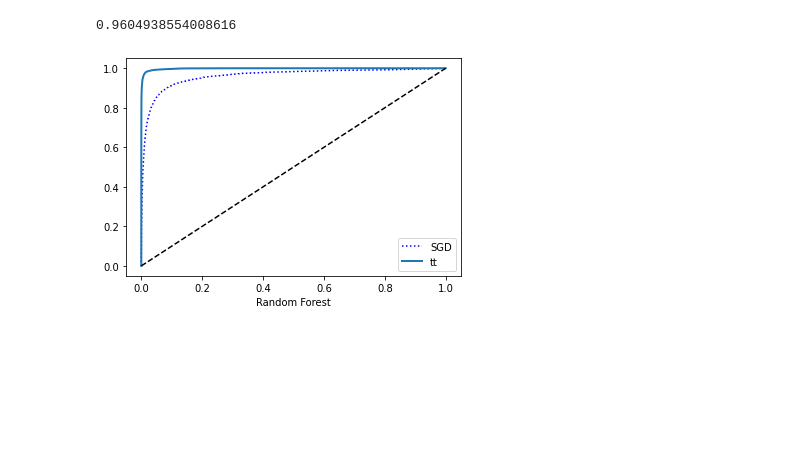
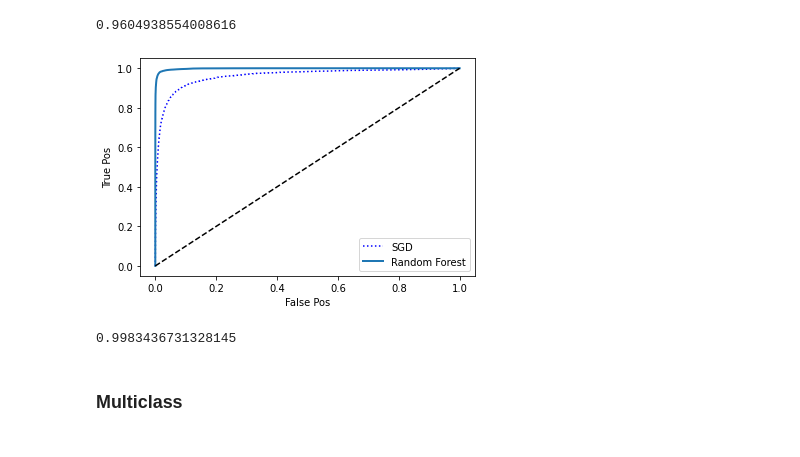
Before and after one commit to therahulmehta/MNIST_classification, a Jupyter notebook: MNIST.ipynb, the cells around one changed output. Cells and saved outputs as stored; diff of their text form; code cells hidden in the pictures; blank space fills up the shorter version.

```diff
--- a/MNIST.ipynb
+++ b/MNIST.ipynb
@@ -156,13 +158,13 @@ recall_score(y_train_5, y_train_pred_90)
 from sklearn.metrics import roc_curve
 fpr, tpr, thresholds = roc_curve(y_train_5, y_scores)
 # %%
-def plot_roc_curve(fpr, tpr, axlabel="None", aylabel="None"):
-    plt.plot(fpr, tpr, linewidth=2, label="")
+def plot_roc_curve(fpr, tpr, axlabel, aylabel, itemlabel):
+    plt.plot(fpr, tpr, linewidth=2, label=itemlabel)
     plt.plot([0,1], [0,1], 'k--') #dashed diagonal line
     plt.xlabel(axlabel)
     plt.ylabel(aylabel)
 
-plot_roc_curve(fpr,tpr, "False Pos", "True Pos")
+plot_roc_curve(fpr,tpr, "False Pos", "True Pos", "")
 plt.show()
 # %% [output]
 [figure]
@@ -179,10 +181,15 @@ y_probas_forest = cross_val_predict(forest_clf, X_train, y_train_5, cv=3, method
 # %%
 y_scores_forest = y_probas_forest[:, 1]
 fpr_forest, tpr_forest, threshold_forest = roc_curve(y_train_5, y_scores_forest)
 
 plt.plot(fpr,tpr, "b:", label="SGD")
-plot_roc_curve(fpr_forest, tpr_forest, "Random Forest", "")
+plot_roc_curve(fpr_forest, tpr_forest, "False Pos", "True Pos",  "Random Forest")
 plt.legend(loc="lower right")
 plt.show()
+
+roc_auc_score(y_train_5, y_scores_forest)
 # %% [output]
-[figure, old version]
+[figure, new version]
+0.9983436731328145
+# %% [markdown]
+<h3> Multiclass <h3>
```
Also changed, not shown: parts of 14 cells of this notebook.
